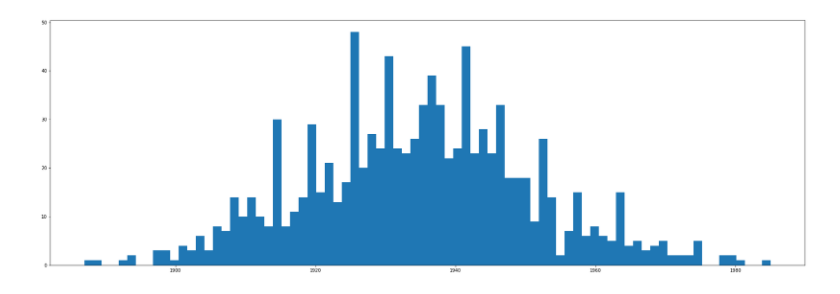
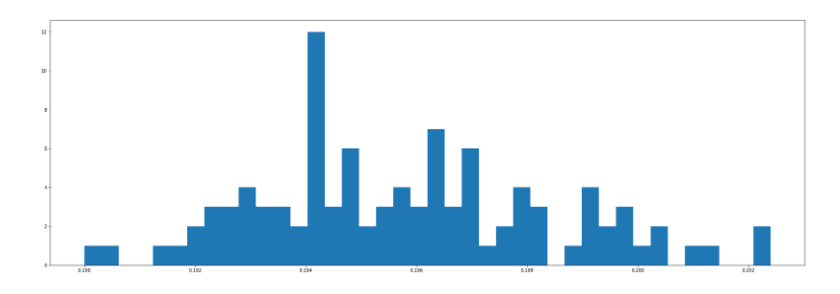
Before and after one commit to rezlers/RainRandomGraph, a Jupyter notebook: RainRandomGraph.ipynb, the cells around one changed output. Cells and saved outputs as stored; diff of their text form; code cells hidden in the pictures.

```diff
--- a/RainRandomGraph.ipynb
+++ b/RainRandomGraph.ipynb
@@ -25,6 +26,8 @@ class Rain_random_graph:
         self.arrow_head_width = 0.2
         self.arrow_head_length = 0.2
         self.EPS = 0.23
+        self.exec_file = "/Users/aleksandrrezler/Downloads/rrg_fixed_size/rrg_fixed_size/build-Debug/bin/rrg_fixed_size"
+        self.moduled_data = "/Users/aleksandrrezler/Downloads/rrg_moduled_data"
 
     def generate_node_edges(self, grid_index: list):
         server = grid_index[0]
@@ -207,17 +210,19 @@ class Rain_random_graph:
         plt.show()
 
     def f_max_paths(self, verbose=False)->dict:
-        process = subprocess.Popen("rrg_fixed_size/build-Debug/bin/rrg_fixed_size", stdout=subprocess.PIPE)
+        process = subprocess.Popen(self.exec_file, stdout=subprocess.PIPE)
         if verbose:
             for line in iter(process.stdout.readline, b''):
                 sys.stdout.write(line)
 
+        return self.get_f_data()
+
+    def get_f_data(self)->dict:
         rrg_data = dict()
-        rrg_data_dir = "rrg_moduled_data"
-        rrg_data_files = os.listdir(rrg_data_dir)
+        rrg_data_files = os.listdir(self.moduled_data)
         for file in rrg_data_files:
             if (file.endswith('.txt')):
-                with open(rrg_data_dir + '/' + file, 'r', encoding= 'unicode_escape') as f:
+                with open(self.moduled_data + '/' + file, 'r', encoding= 'unicode_escape') as f:
                     rrg_data_list = f.readline().split(',')
                     rrg_data[file] = list(map(int, rrg_data_list[:len(rrg_data_list)-1]))
 
@@ -245,0 +251,5 @@ Performance on heap result: 45.2573
+# %%
+rrg = Rain_random_graph()
+rrg_data = rrg.get_f_data()
+rrg_data = {k: np.array(v) for k, v in rrg_data.items()}
+rrg_data
@@ -246,8 +274,8 @@ Performance on heap result: 45.2573
 # %%
-data_p_t = rrg_data[next(iter(rrg_data))]
+data_p_t = rrg_data['rrg_data_01_10000.txt']
 
 plt.figure(figsize=(30, 10))
-plt.hist(data_p_t, bins=80)
+plt.hist(data_p_t / 10000, bins=40)
 plt.show()
 # %% [output]
-[figure, old version]
+[figure, new version]
```
Also changed, not shown: parts of 17 cells of this notebook, 58 other files.
